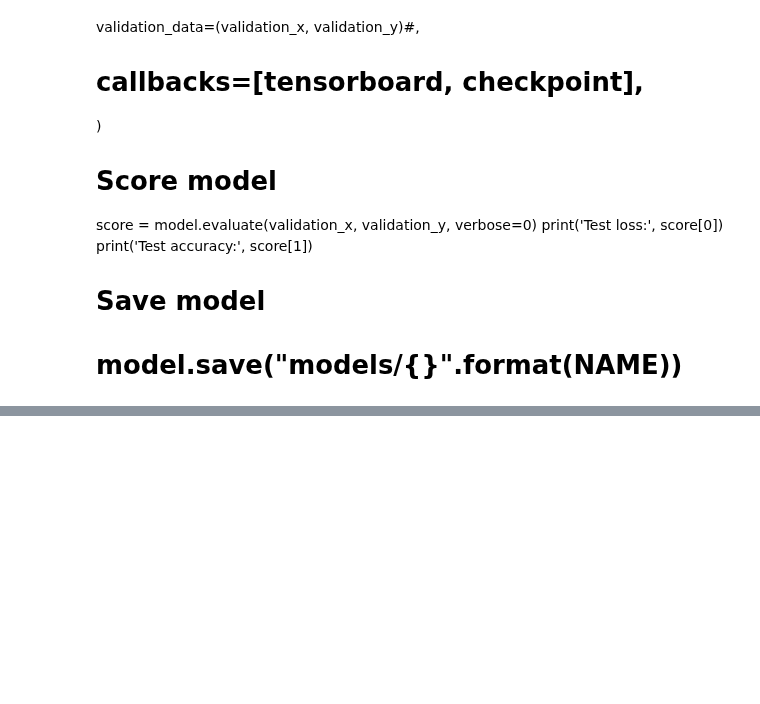
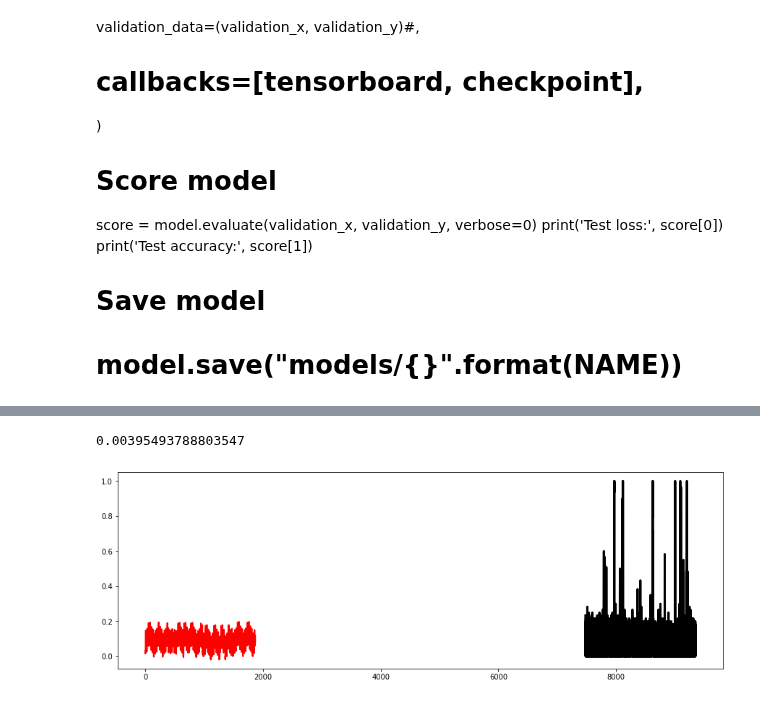
Before and after one commit to rogertian0707/jbg060, a Jupyter notebook: code/ML model/ridge/ridge.ipynb, the cells around one changed output, grey strips where cells are left out. Drawn from its saved outputs; the diff is of its cells as text; code cells hidden in the pictures; blank space fills up the shorter version.

Commit message:
ridge bad model

```diff
--- a/code/ML model/ridge/ridge.ipynb
+++ b/code/ML model/ridge/ridge.ipynb
@@ -246,0 +281,33 @@ print('Test accuracy:', score[1])
+# %%
+X = main_df[['Weekday_Friday', 'Weekday_Monday', 'Weekday_Saturday',
+       'Weekday_Sunday', 'Weekday_Thursday', 'Weekday_Tuesday',
+       'Weekday_Wednesday', 'TimeOfDay_00:00:00', 'TimeOfDay_01:00:00',
+       'TimeOfDay_02:00:00', 'TimeOfDay_03:00:00', 'TimeOfDay_04:00:00',
+       'TimeOfDay_05:00:00', 'TimeOfDay_06:00:00', 'TimeOfDay_07:00:00',
+       'TimeOfDay_08:00:00', 'TimeOfDay_09:00:00', 'TimeOfDay_10:00:00',
+       'TimeOfDay_11:00:00', 'TimeOfDay_12:00:00', 'TimeOfDay_13:00:00',
+       'TimeOfDay_14:00:00', 'TimeOfDay_15:00:00', 'TimeOfDay_16:00:00',
+       'TimeOfDay_17:00:00', 'TimeOfDay_18:00:00', 'TimeOfDay_19:00:00',
+       'TimeOfDay_20:00:00', 'TimeOfDay_21:00:00', 'TimeOfDay_22:00:00',
+       'TimeOfDay_23:00:00', 'Month_April', 'Month_August', 'Month_December',
+       'Month_February', 'Month_January', 'Month_July', 'Month_June',
+       'Month_March', 'Month_May', 'Month_November', 'Month_October',
+       'Month_September']]
+y = main_df[["hstWaarde"]]
+# %%
+X_train, X_test, y_train, y_test = train_test_split(X, y, train_size=.8, shuffle=False, random_state=1)
+# %%
+model = Ridge()
+model.fit(X_train, y_train)
+predictions = model.predict(X_test)
+score = r2_score(y_test, predictions)
+print(score)
+# %% [output]
+0.00395493788803547
+# %%
+fig, ax = plt.subplots(figsize=(15, 5))
+ax.plot(y_test, color='k', lw=3)
+ax.plot(predictions, color='r', lw=2)
+plt.show()
+# %% [output]
+[figure, added]
```
Also changed, not shown: parts of 4 cells of this notebook.
